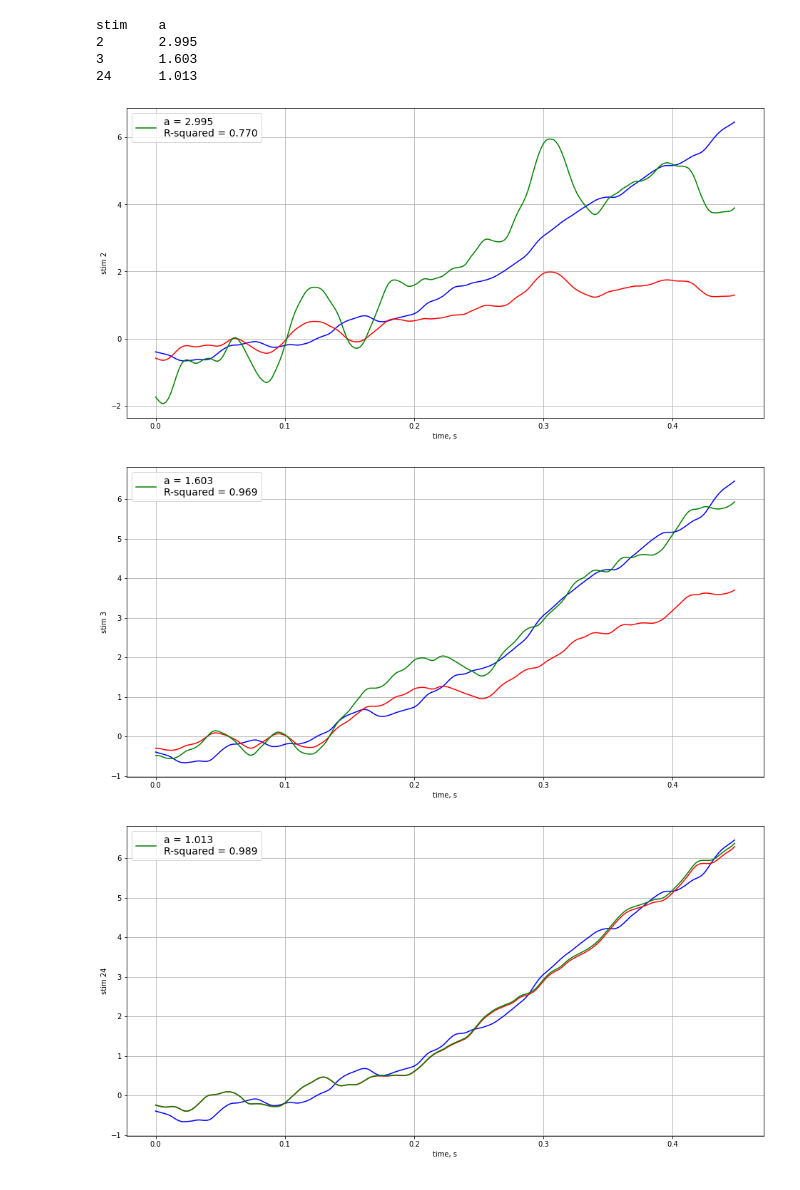
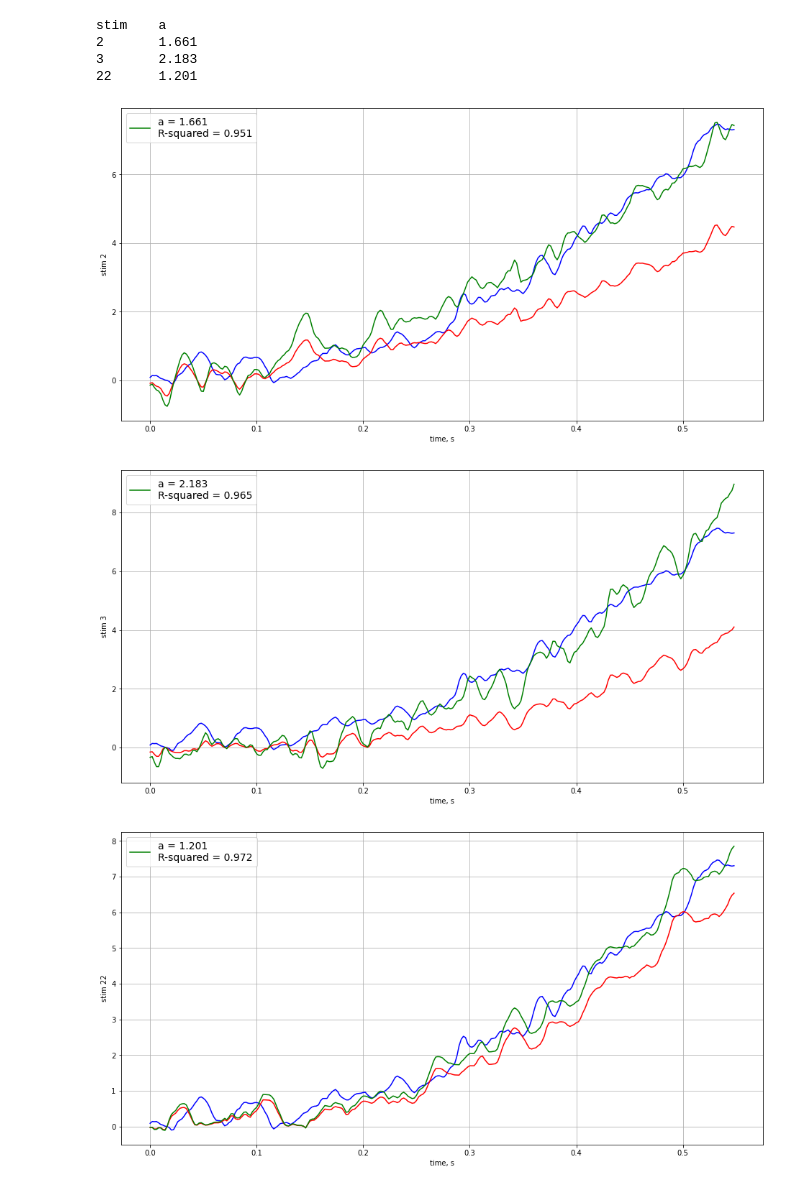
Before and after one commit to AndreiZherder/adaptation-memory, a Jupyter notebook: rising-phase.ipynb, the cells around one changed output. Saved outputs shown, nothing was run; the diff lists cells and outputs as text; code cells hidden in the pictures.

```diff
--- a/rising-phase.ipynb
+++ b/rising-phase.ipynb
@@ -1,5 +1,5 @@
 # %%
-#v. 20221222.1
+#v. 20221227.1
 import matplotlib.pyplot as plt
 import numpy as np
 from scipy import stats, optimize
@@ -10,8 +10,12 @@ filename = "[['17.ASC'], ['18.ASC']]_resp.txt"
 fs = 500
 prefix = 1
 left = 0
-right = 0.45
-stims_to_fit = [2, 3, 24]   # номера стимулов для сравнения с эталонным (пример: [1, 24])
+right = 0.55
+stims_to_fit = [2, 3, 22]   # номера стимулов для сравнения с эталонным (пример: [1, 24])
+groups_to_fit = [
+    [2, 3, 4, 5, 6, 7],
+    [18, 19, 20, 21, 22]
+]                           # группы стимулов для усреднения (усредненные стимулы далее сравниваются с эталонным стимулом)
 
 with open(input_dir + filename, 'r', encoding='utf-8') as file:
     line = file.readline()
@@ -49,8 +53,8 @@ fig, ax = plt.subplots()
 ax.plot(t, first_stim, 'b')
 for stim in stims.values():
     ax.plot(t, stim)
-ax.axvline(x=left, color = 'r')
-ax.axvline(x=right, color = 'r')
+ax.axvline(x=left, color='r')
+ax.axvline(x=right, color='r')
 fig.set_figwidth(16)
 fig.set_figheight(8)
 ax.set_title(f'{filename} - {stims_cnt} stimulus and first stimulus')
@@ -63,34 +67,34 @@ ax.grid()
 # %%
-left = round(prefix * fs + left * fs)
-right = round(prefix * fs + right * fs)
-etalon = first_stim[left:right]
-t = t[left:right]
+l = round(prefix * fs + left * fs)
+r = round(prefix * fs + right * fs)
+etalon = first_stim[l:r]
+x = t[l:r]
 def func(t, a):
     return etalon / a
 
 print('stim\ta')
 for i in stims_to_fit:
-    y = stims[i][left:right]
-    popt, pcov = optimize.curve_fit(func, t, y, [1])
+    y = stims[i][l:r]
+    popt, pcov = optimize.curve_fit(func, x, y, [1])
     a = popt[0]
     rvalue = stats.linregress(etalon, a * y).rvalue
     print(f'{i}\t{a:.3f}')
     fig, ax = plt.subplots()
-    ax.plot(t, etalon, 'b')
-    ax.plot(t, y, 'r')
-    ax.plot(t, a * y, 'g', label=f'a = {a:.3f}\n'
+    ax.plot(x, etalon, 'b')
+    ax.plot(x, y, 'r')
+    ax.plot(x, a * y, 'g', label=f'a = {a:.3f}\n'
                             f'R-squared = {rvalue ** 2:.3f}')
     fig.set_figwidth(16)
     fig.set_figheight(8)
     ax.set_xlabel('time, s')
     ax.set_ylabel(f'stim {i}')
     ax.legend(prop={"size": 14})
     ax.grid()
 # %% [output]
 stim    a
-2       2.995
-3       1.603
-24      1.013
+2       1.661
+3       2.183
+22      1.201
-[figure, old version]
+[figure, new version]
-[figure, old version]
+[figure, new version]
-[figure, old version]
+[figure, new version]
```
Also changed, not shown: parts of 2 cells of this notebook.
